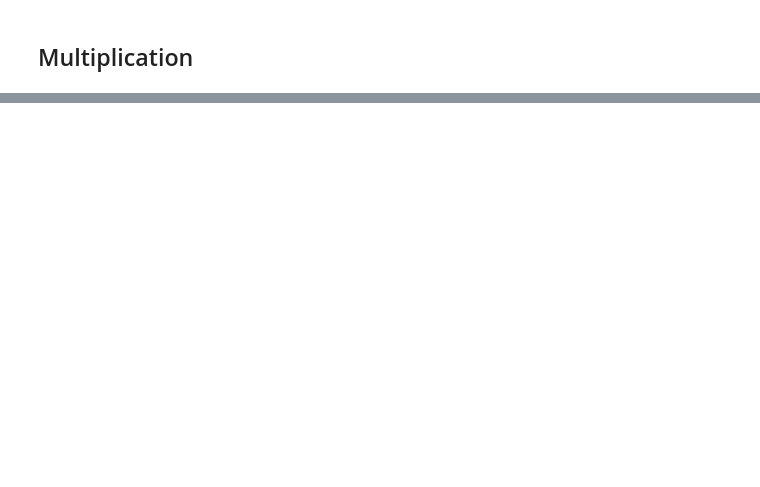
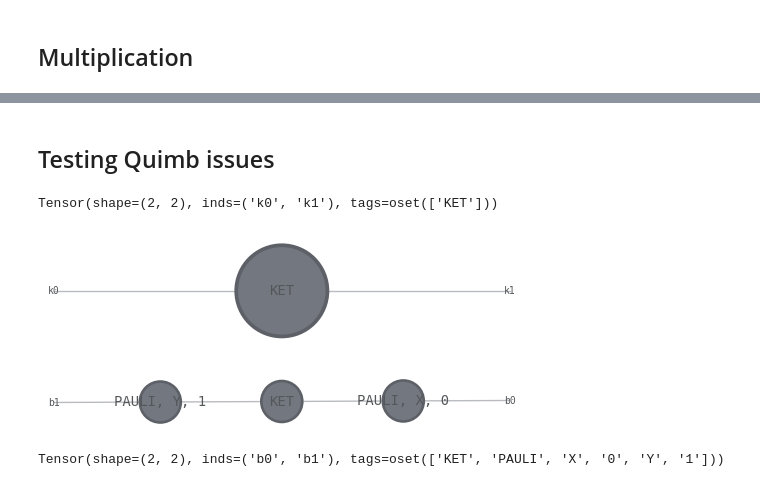
Before and after one commit to mmetcalf14/arithmetic-tns, a Jupyter notebook: TN MV Poly .ipynb, the cells around one changed output, grey strips where cells are left out. Saved outputs shown, nothing was run; the diff lists cells and outputs as text; code cells hidden in the pictures; blank space fills up the shorter version.

```diff
--- a/TN MV Poly .ipynb
+++ b/TN MV Poly .ipynb
@@ -220,0 +210,15 @@ out.draw()
+# %% [markdown]
+## Testing Quimb issues
+# %%
+data = qu.bell_state('psi-').reshape(2, 2)
+inds = ('k0', 'k1')
+tags = ('KET',)
+
+ket = qtn.Tensor(data=data, inds=inds, tags=tags)
+ket
+# %% [output]
+Tensor(shape=(2, 2), inds=('k0', 'k1'), tags=oset(['KET']))
+# %%
+ket.draw()
+# %% [output]
+[figure, added]
@@ -220,0 +230,9 @@ out.draw()
+# %%
+TN = ket.H & X & Y #& bra
+TN.draw()
+# %% [output]
+[figure, added]
+# %%
+TN ^ ...
+# %% [output]
+Tensor(shape=(2, 2), inds=('b0', 'b1'), tags=oset(['KET', 'PAULI', 'X', '0', 'Y', '1']))
```
Also changed, not shown: parts of 20 cells of this notebook.
